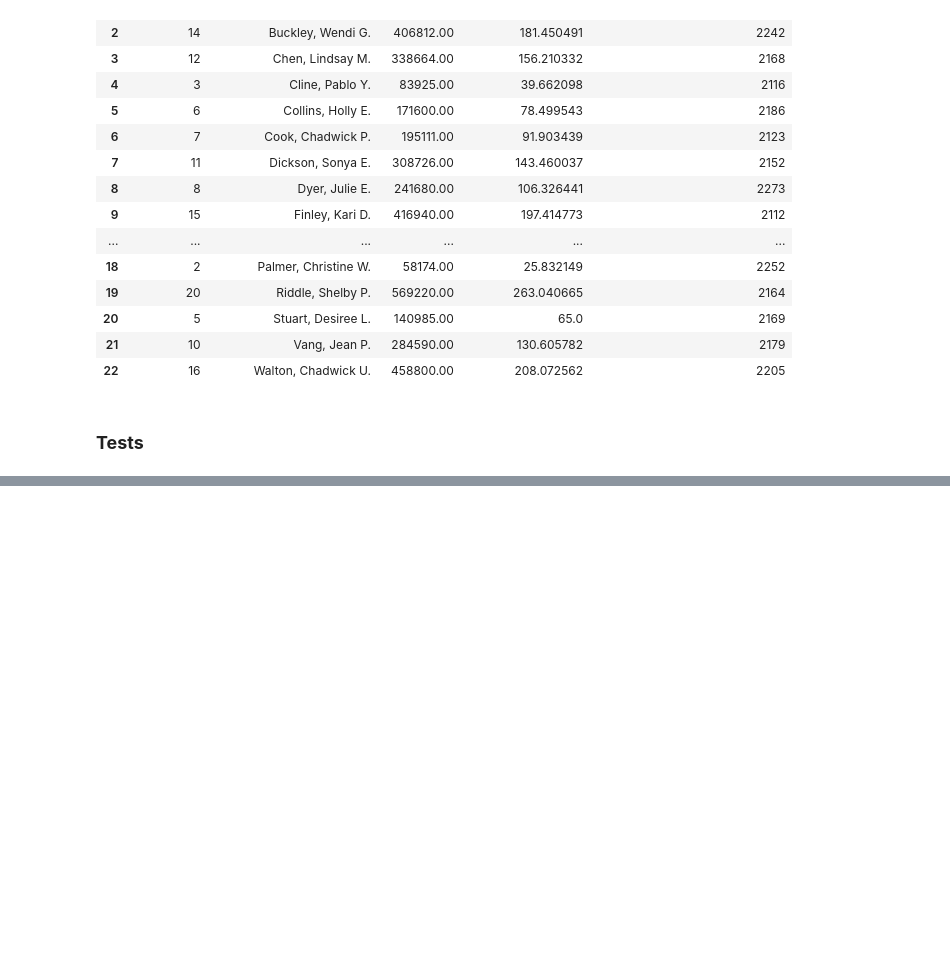
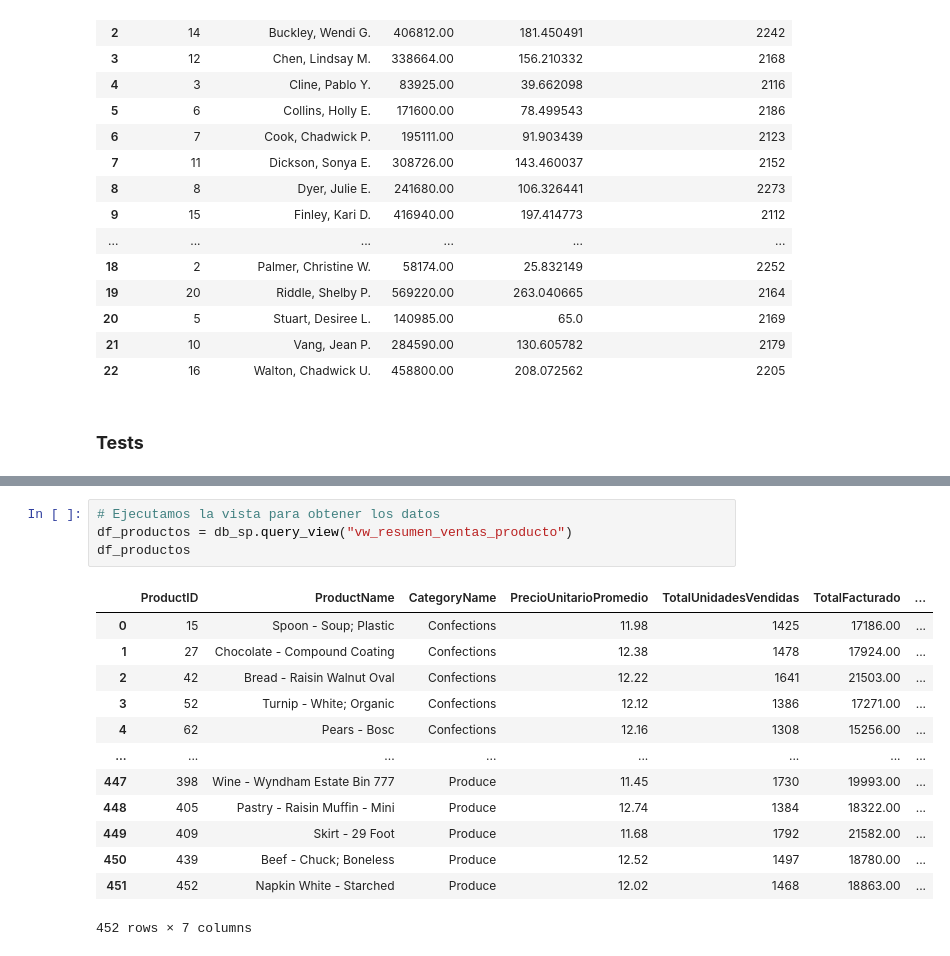
Before and after one commit to veronicajujuy/proyecto-final, a Jupyter notebook: main.ipynb, the cells around one changed output, grey strips where cells are left out. Cells and saved outputs as stored; diff of their text form; blank space fills up the shorter version.

```diff
--- a/main.ipynb
+++ b/main.ipynb
@@ -308,0 +513,18 @@ importlib.reload(src.design_patterns.builder)
+# %%
+# Ejecutamos la vista para obtener los datos
+df_productos = db_sp.query_view("vw_resumen_ventas_producto")
+df_productos
+# %% [output]
+|  | ProductID | ProductName | CategoryName | PrecioUnitarioPromedio | TotalUnidadesVendidas | TotalFacturado | ... |
+| 0 | 15 | Spoon - Soup; Plastic | Confections | 11.98 | 1425 | 17186.00 | ... |
+| 1 | 27 | Chocolate - Compound Coating | Confections | 12.38 | 1478 | 17924.00 | ... |
+| 2 | 42 | Bread - Raisin Walnut Oval | Confections | 12.22 | 1641 | 21503.00 | ... |
+| 3 | 52 | Turnip - White; Organic | Confections | 12.12 | 1386 | 17271.00 | ... |
+| 4 | 62 | Pears - Bosc | Confections | 12.16 | 1308 | 15256.00 | ... |
+| ... | ... | ... | ... | ... | ... | ... | ... |
+| 447 | 398 | Wine - Wyndham Estate Bin 777 | Produce | 11.45 | 1730 | 19993.00 | ... |
+| 448 | 405 | Pastry - Raisin Muffin - Mini | Produce | 12.74 | 1384 | 18322.00 | ... |
+| 449 | 409 | Skirt - 29 Foot | Produce | 11.68 | 1792 | 21582.00 | ... |
+| 450 | 439 | Beef - Chuck; Boneless | Produce | 12.52 | 1497 | 18780.00 | ... |
+| 451 | 452 | Napkin White - Starched | Produce | 12.02 | 1468 | 18863.00 | ... |
+452 rows × 7 columns
```
Also changed, not shown: parts of 16 cells of this notebook, 3 other files.
